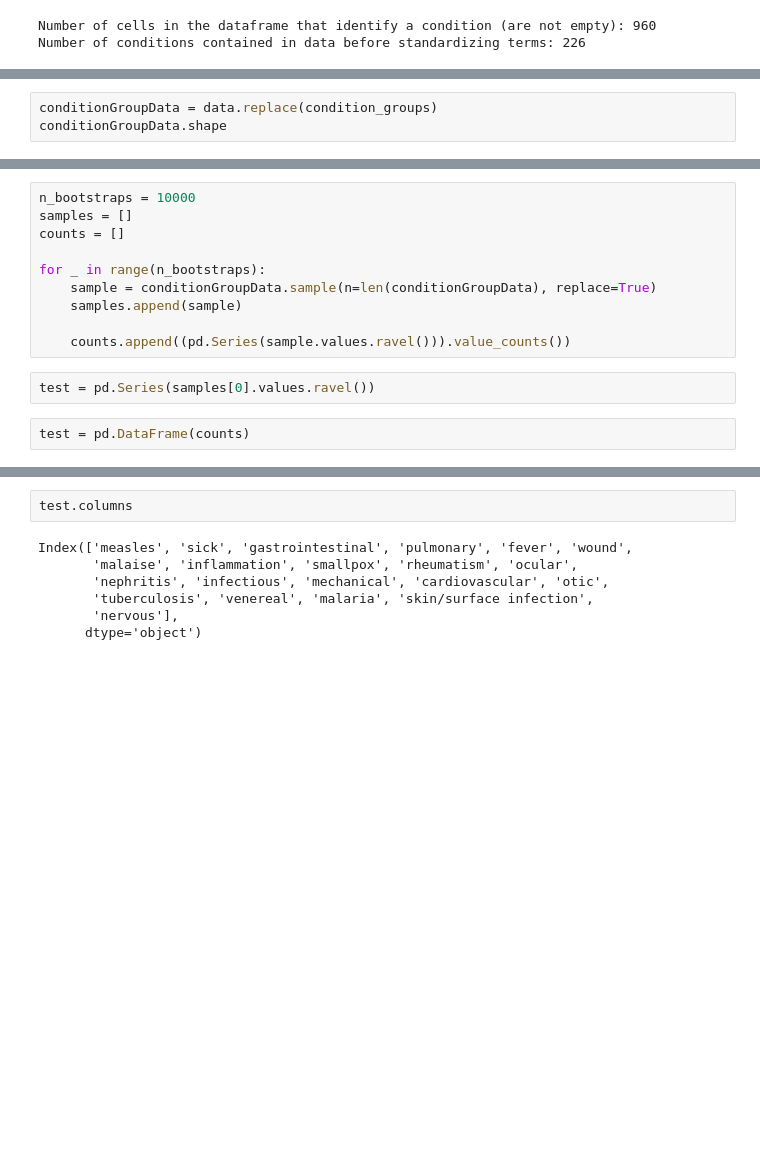
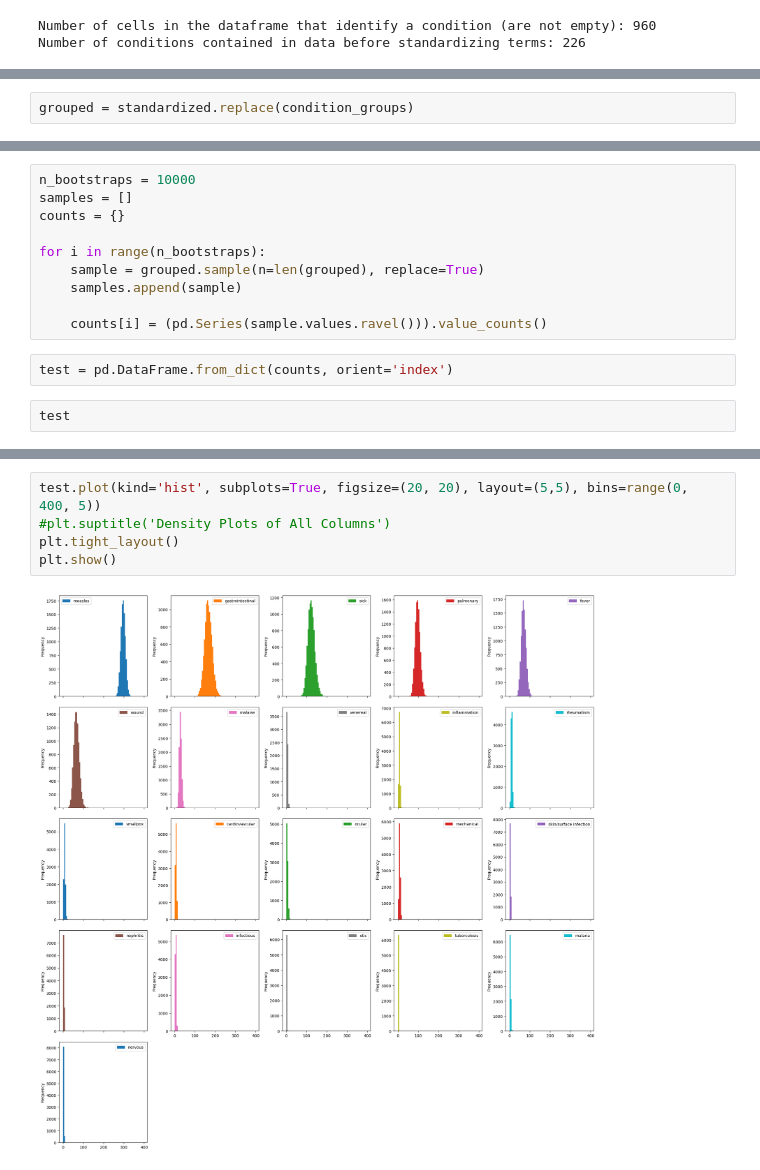
Before and after one commit to atbux/measles, a Jupyter notebook: bootstrap_analysis.ipynb, the cells around one changed output, grey strips where cells are left out. Cells and saved outputs as stored; diff of their text form; blank space fills up the shorter version.

```diff
--- a/bootstrap_analysis.ipynb
+++ b/bootstrap_analysis.ipynb
@@ -175,3 +185,2 @@ Number of conditions contained in data after standardizing terms: 46
 # %%
-conditionGroupData = data.replace(condition_groups)
-conditionGroupData.shape
+grouped = standardized.replace(condition_groups)
@@ -187,14 +194,14 @@ conditionGroupData.to_csv('~/projects/measles_analysis/conditionGroupData.csv')
 # %%
 n_bootstraps = 10000
 samples = []
-counts = []
+counts = {}
 
-for _ in range(n_bootstraps):
-    sample = conditionGroupData.sample(n=len(conditionGroupData), replace=True)
+for i in range(n_bootstraps):
+    sample = grouped.sample(n=len(grouped), replace=True)
     samples.append(sample)
 
-    counts.append((pd.Series(sample.values.ravel())).value_counts())
+    counts[i] = (pd.Series(sample.values.ravel())).value_counts()
 # %%
-test = pd.Series(samples[0].values.ravel())
+test = pd.DataFrame.from_dict(counts, orient='index')
 # %%
-test = pd.DataFrame(counts)
+test
@@ -201,9 +222,7 @@ test = pd.DataFrame(counts)
-# %%
-test.columns
-# %% [output]
-Index(['measles', 'sick', 'gastrointestinal', 'pulmonary', 'fever', 'wound',
-       'malaise', 'inflammation', 'smallpox', 'rheumatism', 'ocular',
-       'nephritis', 'infectious', 'mechanical', 'cardiovascular', 'otic',
-       'tuberculosis', 'venereal', 'malaria', 'skin/surface infection',
-       'nervous'],
-      dtype='object')
+# %%
+test.plot(kind='hist', subplots=True, figsize=(20, 20), layout=(5,5), bins=range(0, 400, 5))
+#plt.suptitle('Density Plots of All Columns')
+plt.tight_layout()
+plt.show()
+# %% [output]
+[figure, added]
```
Also changed, not shown: parts of 11 cells of this notebook, 1 other file.
